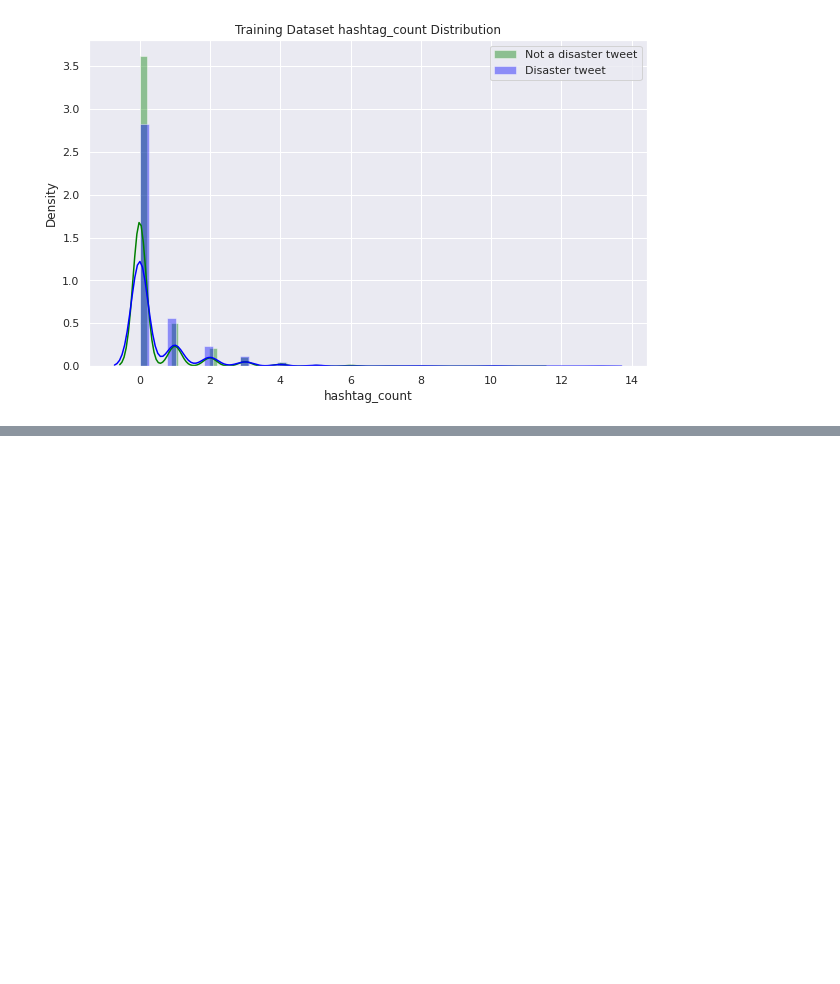
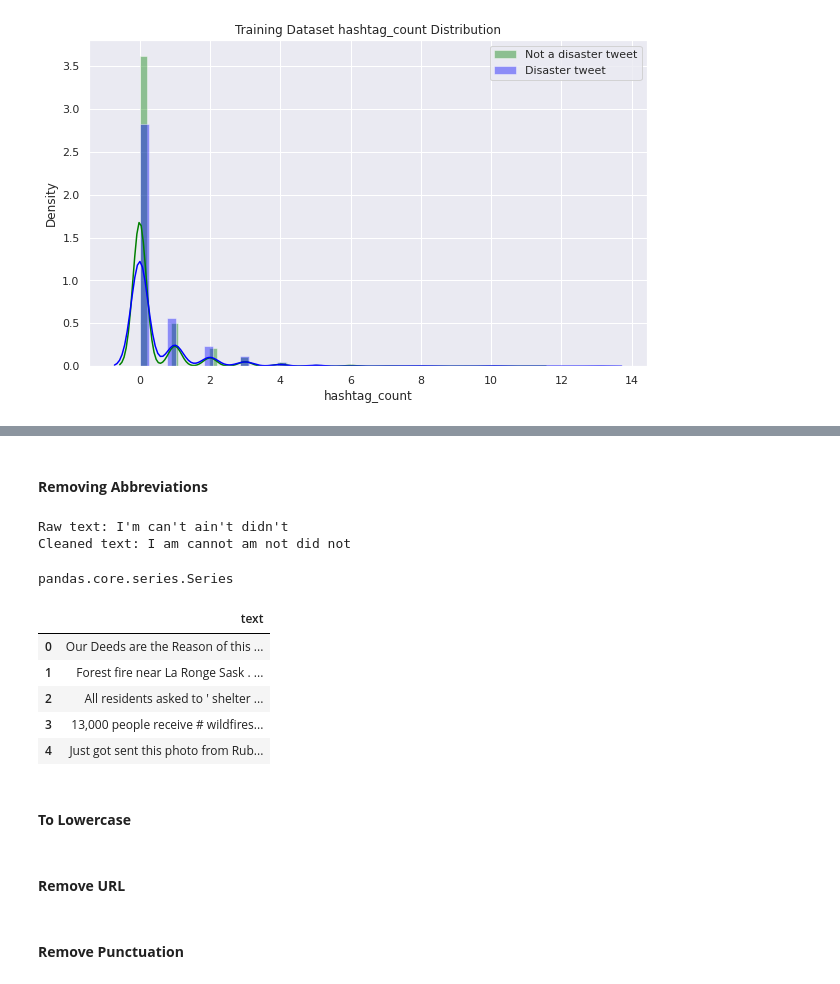
Before and after one commit to FanusArefaine/Natural-Language-Processing, a Jupyter notebook: NLP_Text_Classification_Disaster_or_Not.ipynb, the cells around one changed output, grey strips where cells are left out. Cells and saved outputs as stored; diff of their text form; code cells hidden in the pictures; blank space fills up the shorter version.

```diff
--- a/NLP_Text_Classification_Disaster_or_Not.ipynb
+++ b/NLP_Text_Classification_Disaster_or_Not.ipynb
@@ -483,0 +488,40 @@ distribution_plot(train_df, 'hashtag_count')
+# %% [markdown]
+#### **Removing Abbreviations**
+# %%
+# Fixing abbreviations from a custom build function
+import textClean as tc
+
+# Checking the cleaning function
+tweet = "I'm can't ain't didn't"
+
+print(f'Raw text: {tweet}')
+print(f'Cleaned text: {tc.clean(tweet)}')
+# %% [output]
+Raw text: I'm can't ain't didn't
+Cleaned text: I am cannot am not did not
+# %%
+# Applying the custom function to train and test datasets
+
+train_cleaned = train_df['text'].apply(tc.clean)
+test_cleaned = test_df['text'].apply(tc.clean)
+# %%
+# text cleaned and returned as pandas Series datatype
+type(train_cleaned)
+# %% [output]
+pandas.core.series.Series
+# %%
+# Converting Series into Pandas dataframe
+
+train_cleaned = pd.DataFrame(train_cleaned, columns=['text'])
+test_cleaned = pd.DataFrame(test_cleaned, columns=['text'])
+# %%
+train_cleaned.head()
+# %% [output]
+|  | text |
+| 0 | Our Deeds are the Reason of this ... |
+| 1 | Forest fire near La Ronge Sask . ... |
+| 2 | All residents asked to ' shelter ... |
+| 3 | 13,000 people receive # wildfires... |
+| 4 | Just got sent this photo from Rub... |
+# %% [markdown]
+#### **To Lowercase**
@@ -483,0 +531,2 @@ distribution_plot(train_df, 'hashtag_count')
+# %% [markdown]
+#### **Remove URL**
@@ -483,0 +541,2 @@ distribution_plot(train_df, 'hashtag_count')
+# %% [markdown]
+#### **Remove Punctuation**
```
Also changed, not shown: parts of 22 cells of this notebook.
